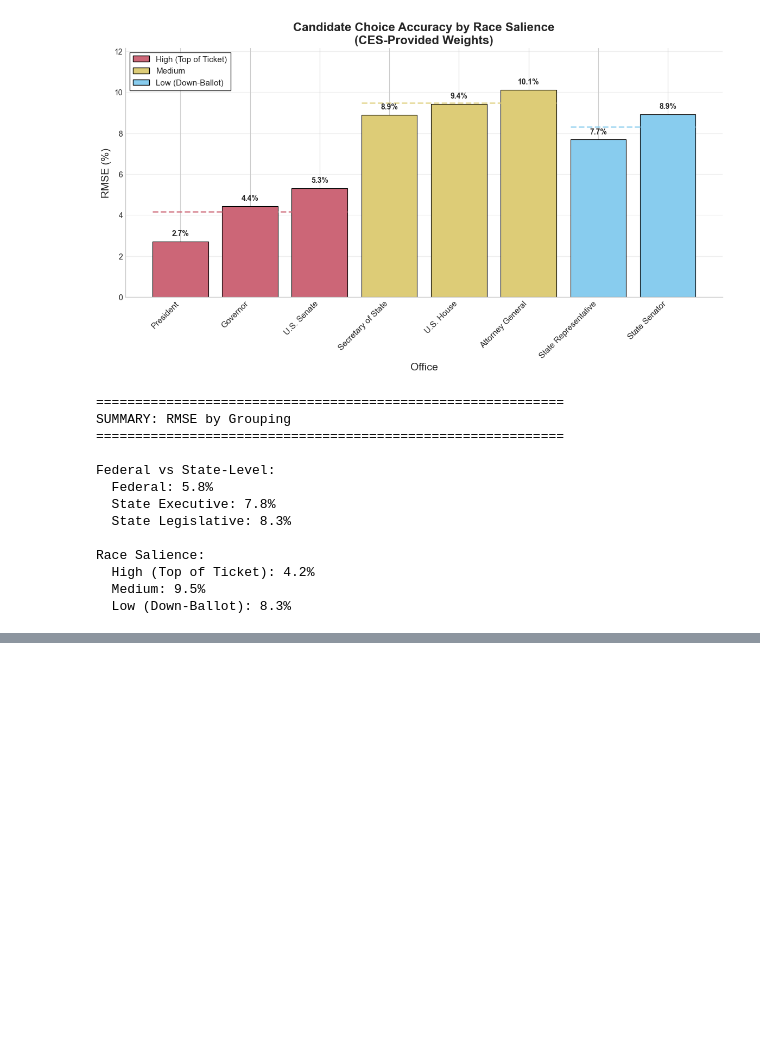
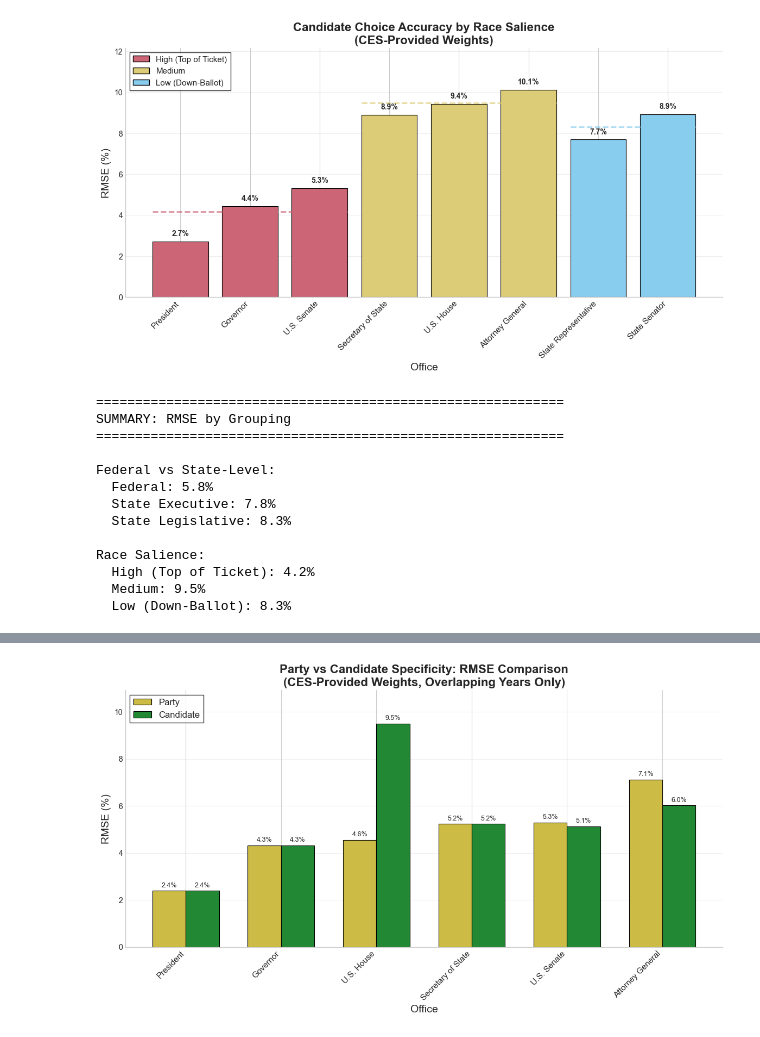
Before and after one commit to jdpru/CES-Accuracy-Analysis, a Jupyter notebook: tables_and_figures/figuresHQ.ipynb, the cells around one changed output, grey strips where cells are left out. Drawn from its saved outputs; the diff is of its cells as text; code cells hidden in the pictures; blank space fills up the shorter version.

```diff
--- a/tables_and_figures/figuresHQ.ipynb
+++ b/tables_and_figures/figuresHQ.ipynb
@@ -1945,0 +2050,83 @@ Race Salience:
+# %%
+# =============================================================================
+# PARTY VS CANDIDATE SPECIFICITY COMPARISON
+# =============================================================================
+
+df_cc = metrics_base_full[
+    (metrics_base_full['Class'] == 'Candidate Choice') &
+    (metrics_base_full['Weighting_Method'] == 'CES-Provided Weights') &
+    (metrics_base_full['Validity_Scheme'] == 'All')
+].copy()
+
+both_offices = ['President', 'U.S. Senate', 'U.S. House', 'Governor', 'Attorney General', 'Secretary of State']
+
+print("="*80)
+print("RMSE COMPARISON: PARTY vs CANDIDATE SPECIFICITY")
+print("(Using only years where BOTH are available)")
+print("="*80)
+
+results = []
+for office in both_offices:
+    party_years = set(df_cc[(df_cc['Variable'] == office) & (df_cc['Specificity'] == 'Party')]['Year'].unique())
+    cand_years = set(df_cc[(df_cc['Variable'] == office) & (df_cc['Specificity'] == 'Candidate')]['Year'].unique())
+    overlap_years = party_years & cand_years
+
+    if not overlap_years:
+        continue
+
+    df_office = df_cc[(df_cc['Variable'] == office) & (df_cc['Year'].isin(overlap_years))]
+    rmse_party = calculate_rmse(df_office[df_office['Specificity'] == 'Party']['Error'])
+    rmse_cand = calculate_rmse(df_office[df_office['Specificity'] == 'Candidate']['Error'])
+
+    results.append({
+        'Office': office,
+        'Years': f"{min(overlap_years)}-{max(overlap_years)}",
+        'RMSE_Party': rmse_party,
+        'RMSE_Candidate': rmse_cand,
+        'Difference': rmse_cand - rmse_party
+    })
+
+results_df = pd.DataFrame(results).sort_values('Difference', ascending=False)
+
+print(f"\n{'Office':<20} {'Years':<12} {'Party':<10} {'Candidate':<12} {'Diff':<10}")
+print("-"*70)
+for _, row in results_df.iterrows():
+    print(f"{row['Office']:<20} {row['Years']:<12} {row['RMSE_Party']:>6.1f}%    {row['RMSE_Candidate']:>8.1f}%    {row['Difference']:>+6.1f}%")
+
+# Create comparison plot
+fig, ax = plt.subplots(figsize=(12, 7))
+
+offices_sorted = results_df.sort_values('RMSE_Party')['Office'].tolist()
+x = np.arange(len(offices_sorted))
+width = 0.35
+
+party_vals = [results_df[results_df['Office'] == o]['RMSE_Party'].values[0] for o in offices_sorted]
+cand_vals = [results_df[results_df['Office'] == o]['RMSE_Candidate'].values[0] for o in offices_sorted]
+
+bars1 = ax.bar(x - width/2, party_vals, width, label='Party', color=SPECIFICITY_COLORS['Party'], edgecolor='black', linewidth=0.8)
+bars2 = ax.bar(x + width/2, cand_vals, width, label='Candidate', color=SPECIFICITY_COLORS['Candidate'], edgecolor='black', linewidth=0.8)
+
+for bar in bars1:
+    ax.annotate(f'{bar.get_height():.1f}%', xy=(bar.get_x() + bar.get_width()/2, bar.get_height()),
+                xytext=(0, 3), textcoords="offset points", ha='center', va='bottom', fontsize=9)
+for bar in bars2:
+    ax.annotate(f'{bar.get_height():.1f}%', xy=(bar.get_x() + bar.get_width()/2, bar.get_height()),
+                xytext=(0, 3), textcoords="offset points", ha='center', va='bottom', fontsize=9)
+
+ax.set_xlabel('Office', fontsize=14)
+ax.set_ylabel('RMSE (%)', fontsize=14)
+ax.set_title('Party vs Candidate Specificity: RMSE Comparison\n(CES-Provided Weights, Overlapping Years Only)', fontsize=16, fontweight='bold')
+ax.set_xticks(x)
+ax.set_xticklabels(offices_sorted, rotation=45, ha='right', fontsize=11)
+ax.legend(loc='upper left', fontsize=12, frameon=True, fancybox=False, edgecolor='black')
+ax.spines['top'].set_visible(False)
+ax.spines['right'].set_visible(False)
+ax.set_ylim(0, max(max(party_vals), max(cand_vals)) * 1.15)
+ax.grid(axis='y', linestyle='-', alpha=0.3)
+
+save_figure(fig, 'rmse_party_vs_candidate_comparison.png')
+plt.show()
+
+results_df.to_excel('output/rmse_party_vs_candidate_comparison.xlsx', index=False)
+print("\nSaved: output/rmse_party_vs_candidate_comparison.xlsx")
+# %% [output]
@@ -1945,0 +2147 @@ Race Salience:
+[figure, added]
```
Also changed, not shown: parts of 5 cells of this notebook, 3 other files.
